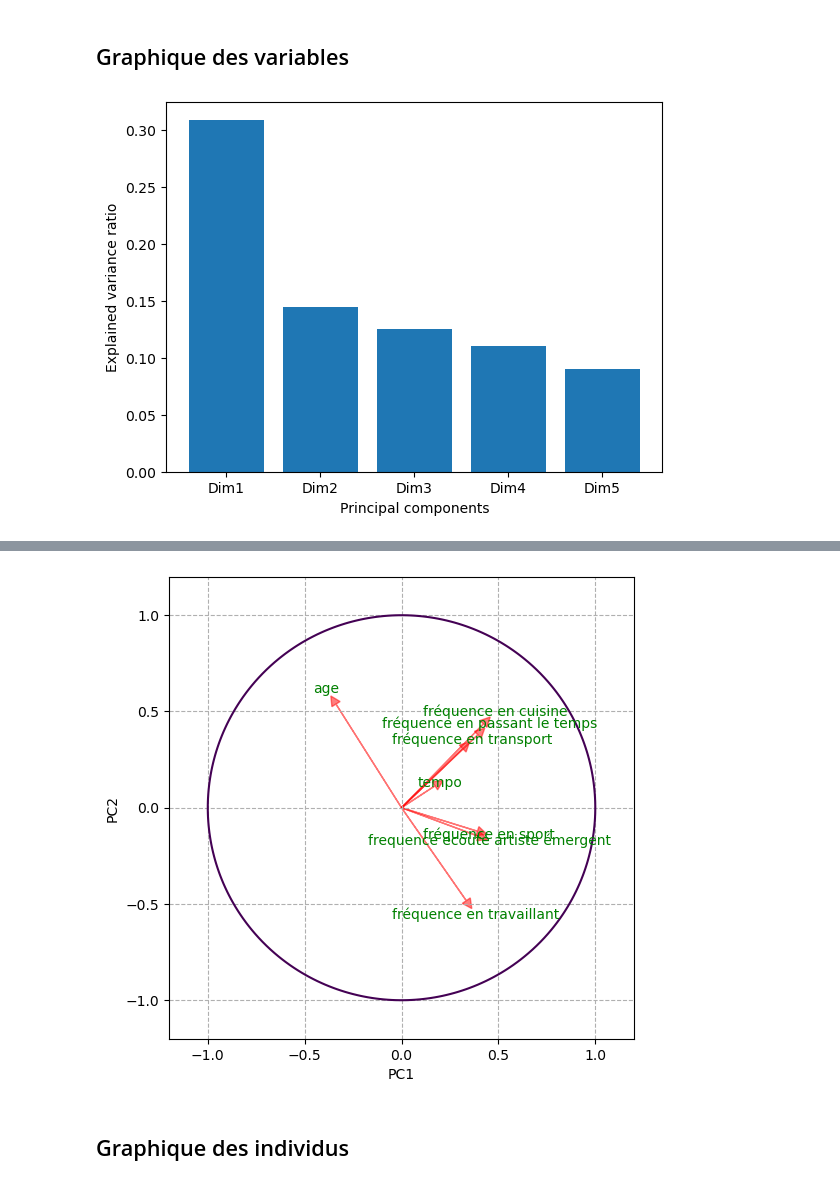
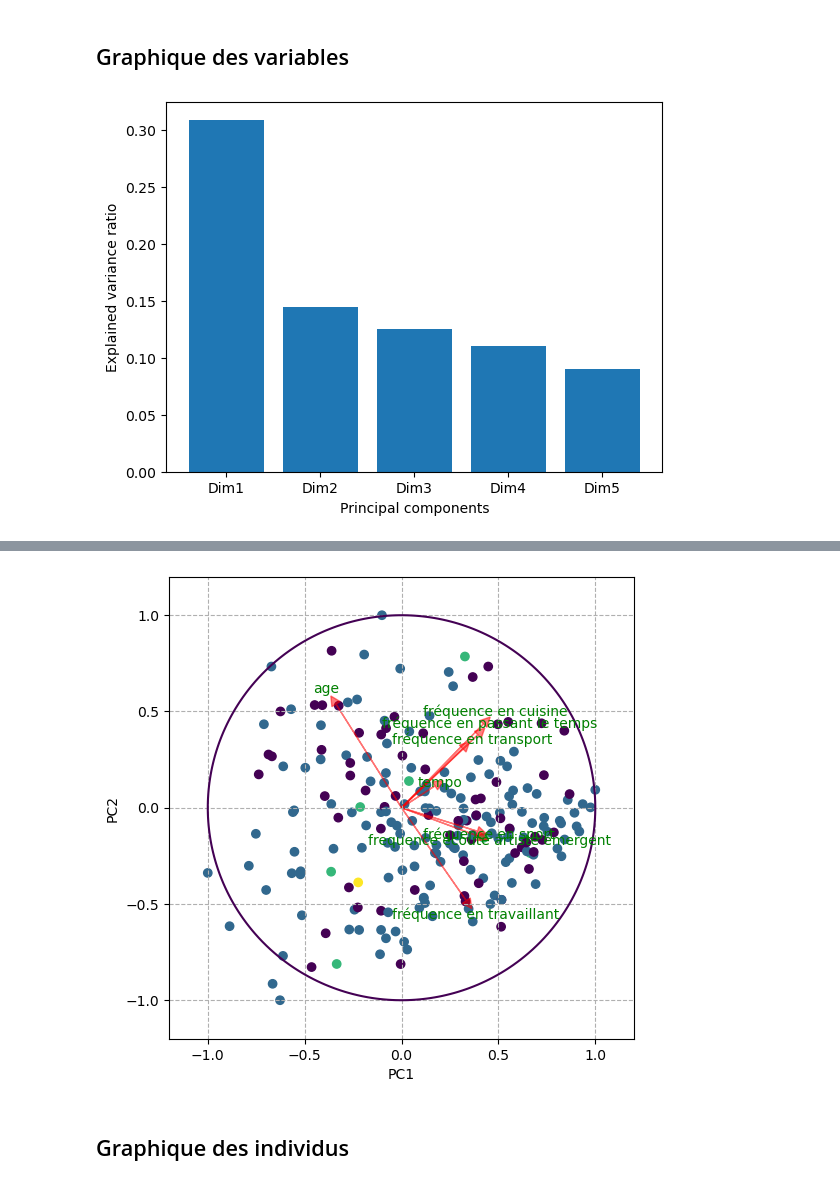
Before and after one commit to MatheoPf/myli, a Jupyter notebook: analyse.ipynb, the cells around one changed output, grey strips where cells are left out. Cells and saved outputs as stored; diff of their text form; code cells hidden in the pictures.

```diff
--- a/analyse.ipynb
+++ b/analyse.ipynb
@@ -66,9 +66,9 @@ plt.xlabel("Principal components")
 plt.ylabel("Explained variance ratio")
 plt.show()
 
-biplot(score=pca_res[:200, 0:2],
+biplot(score=pca_res[:220, 0:2],
        coeff=np.transpose(pca.components_[0:2, :]),
-       cat=data['genre'].iloc[:0],
+       cat=data['genre'].iloc[:220],
        coeff_labels=list(data_quant.columns),
        density=False)
 plt.show()
@@ -79,4 +78,4 @@ Warning ! Nombre anormal de catégories !
-[figure, old version]
+[figure, new version]
 # %% [markdown]
 ## Graphique des individus
 # %%
```
Also changed, not shown: parts of 2 cells of this notebook.
